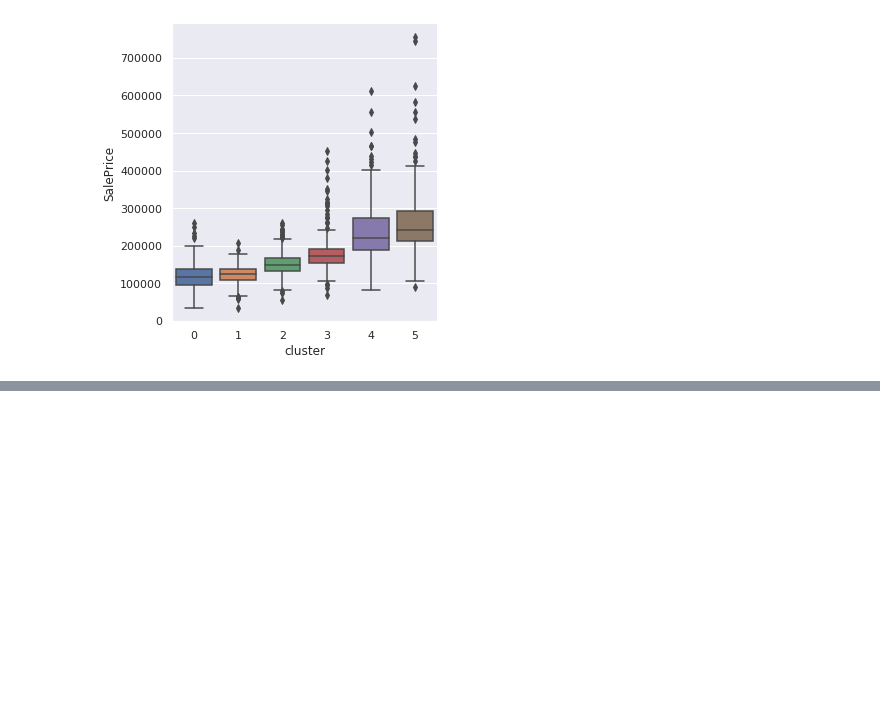
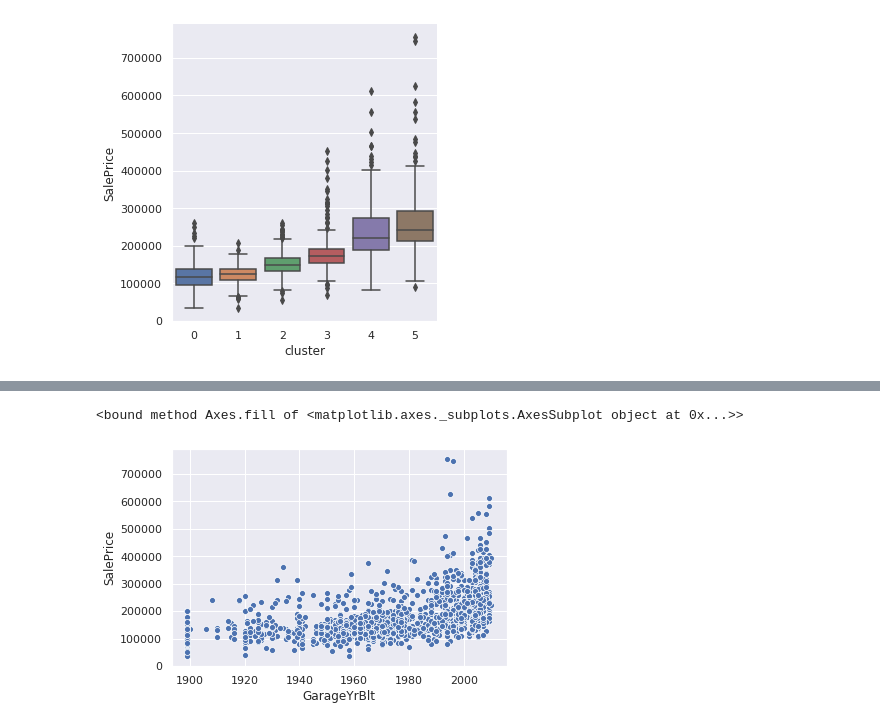
Before and after one commit to ViktorTarasenko/housepricing, a Jupyter notebook: visulization.ipynb, the cells around one changed output, grey strips where cells are left out. Cells and saved outputs as stored; diff of their text form; code cells hidden in the pictures; blank space fills up the shorter version.

```diff
--- a/visulization.ipynb
+++ b/visulization.ipynb
@@ -82,5 +99,8 @@ sns.distplot(train_data['LowQualFinSF'], hist=False,kde=True ,rug=True);
 # %%
-sns.scatterplot(x="LowQualFinSF", y="SalePrice", data=train_data)
+sns.scatterplot(x="GarageYrBlt", y="SalePrice", data=train_data.fillna(value=1899)).fill
+# %% [output]
+<bound method Axes.fill of <matplotlib.axes._subplots.AxesSubplot object at 0x...>>
+[figure, added]
 # %%
 sns.catplot(x="BsmtHalfBath", y="SalePrice", kind="box", data=train_data);
 # %%
```
Also changed, not shown: parts of 4 cells of this notebook, 10 other files.
